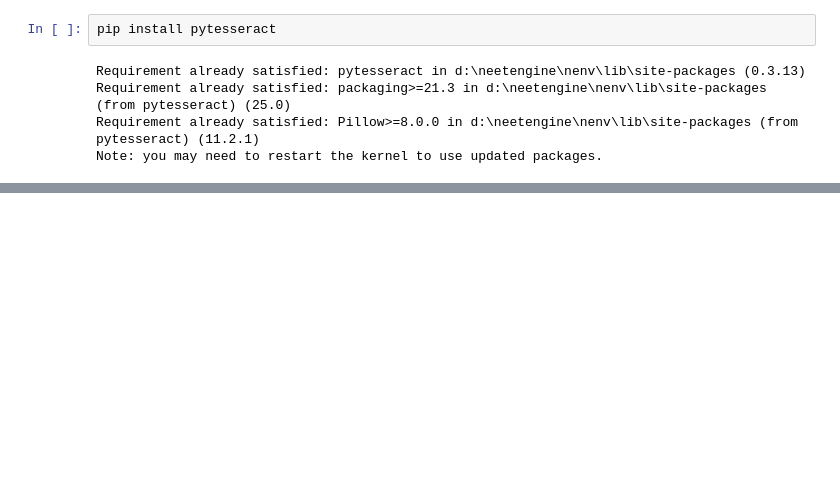
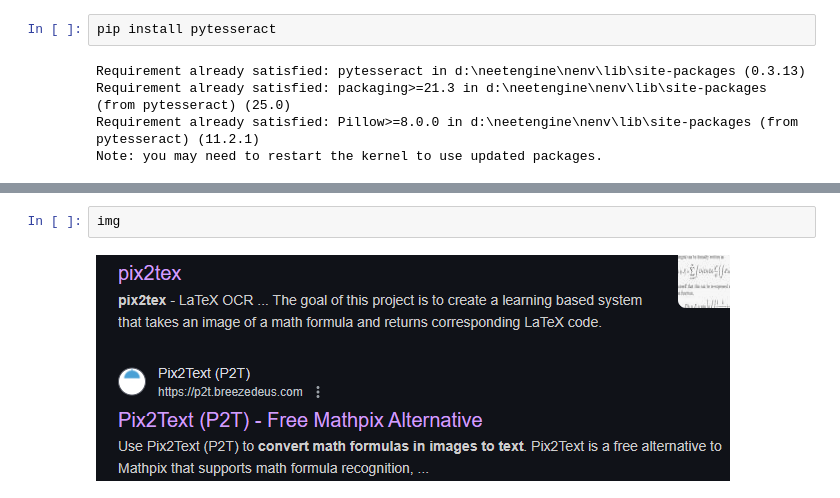
Before and after one commit to SAMANTA1401/community, a Jupyter notebook: experiment_lab/ocr.ipynb, the cells around one changed output, grey strips where cells are left out. Drawn from its saved outputs; the diff is of its cells as text; blank space fills up the shorter version.

```diff
--- a/experiment_lab/ocr.ipynb
+++ b/experiment_lab/ocr.ipynb
@@ -64,0 +206,4 @@ Note: you may need to restart the kernel to use updated packages.
+# %%
+img
+# %% [output]
+[figure, added]
```
Also changed, not shown: parts of 15 cells of this notebook, 9 other files.
